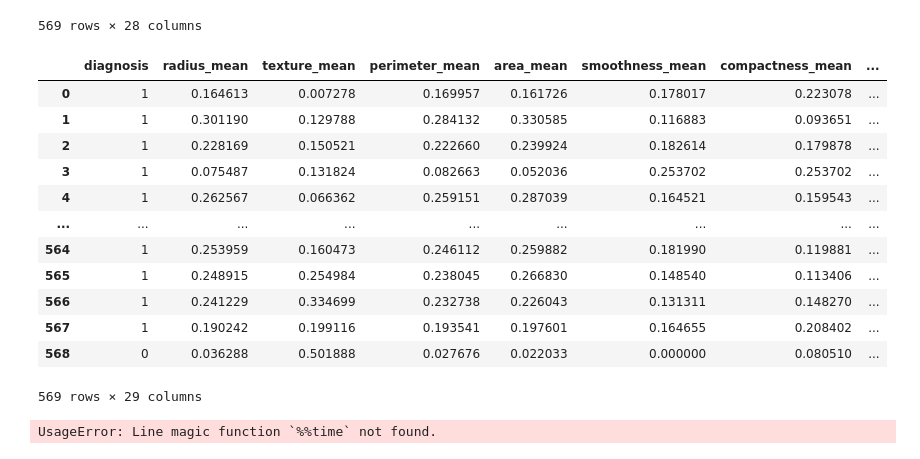
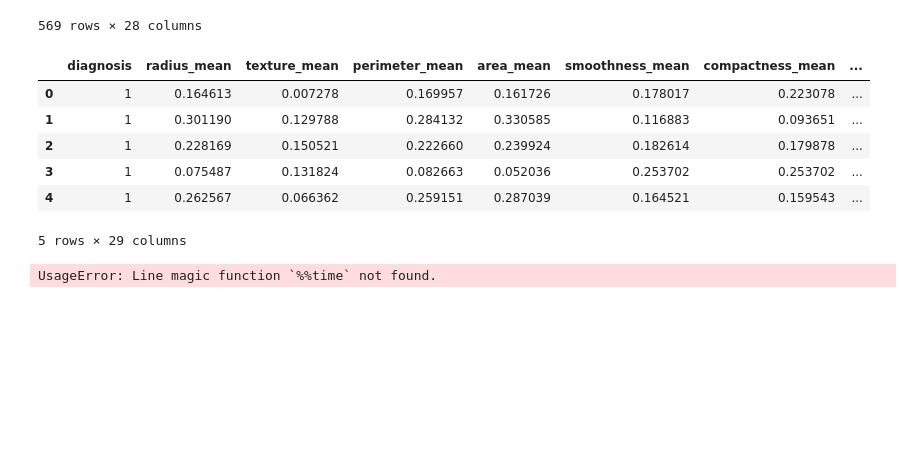
Before and after one commit to dagmawiii03/causal-inference, a Jupyter notebook: notebooks/causal_learning.ipynb, the cells around one changed output. Saved outputs shown, nothing was run; the diff lists cells and outputs as text; code cells hidden in the pictures; blank space fills up the shorter version.

```diff
--- a/notebooks/causal_learning.ipynb
+++ b/notebooks/causal_learning.ipynb
@@ -96,19 +100,13 @@ features
 # %%
 normal_data = process.scale_and_normalize(features, features.columns.to_list())
 normal_data.insert(loc=0, column='diagnosis', value=x['diagnosis'])
-normal_data
+normal_data.head()
 # %% [output]
 |  | diagnosis | radius_mean | texture_mean | perimeter_mean | area_mean | smoothness_mean | compactness_mean | ... |
 | 0 | 1 | 0.164613 | 0.007278 | 0.169957 | 0.161726 | 0.178017 | 0.223078 | ... |
 | 1 | 1 | 0.301190 | 0.129788 | 0.284132 | 0.330585 | 0.116883 | 0.093651 | ... |
 | 2 | 1 | 0.228169 | 0.150521 | 0.222660 | 0.239924 | 0.182614 | 0.179878 | ... |
 | 3 | 1 | 0.075487 | 0.131824 | 0.082663 | 0.052036 | 0.253702 | 0.253702 | ... |
 | 4 | 1 | 0.262567 | 0.066362 | 0.259151 | 0.287039 | 0.164521 | 0.159543 | ... |
-| ... | ... | ... | ... | ... | ... | ... | ... | ... |
-| 564 | 1 | 0.253959 | 0.160473 | 0.246112 | 0.259882 | 0.181990 | 0.119881 | ... |
-| 565 | 1 | 0.248915 | 0.254984 | 0.238045 | 0.266830 | 0.148540 | 0.113406 | ... |
-| 566 | 1 | 0.241229 | 0.334699 | 0.232738 | 0.226043 | 0.131311 | 0.148270 | ... |
-| 567 | 1 | 0.190242 | 0.199116 | 0.193541 | 0.197601 | 0.164655 | 0.208402 | ... |
-| 568 | 0 | 0.036288 | 0.501888 | 0.027676 | 0.022033 | 0.000000 | 0.080510 | ... |
-569 rows × 29 columns
+5 rows × 29 columns
 # %%
```
Also changed, not shown: parts of 18 cells of this notebook, 1 other file.
